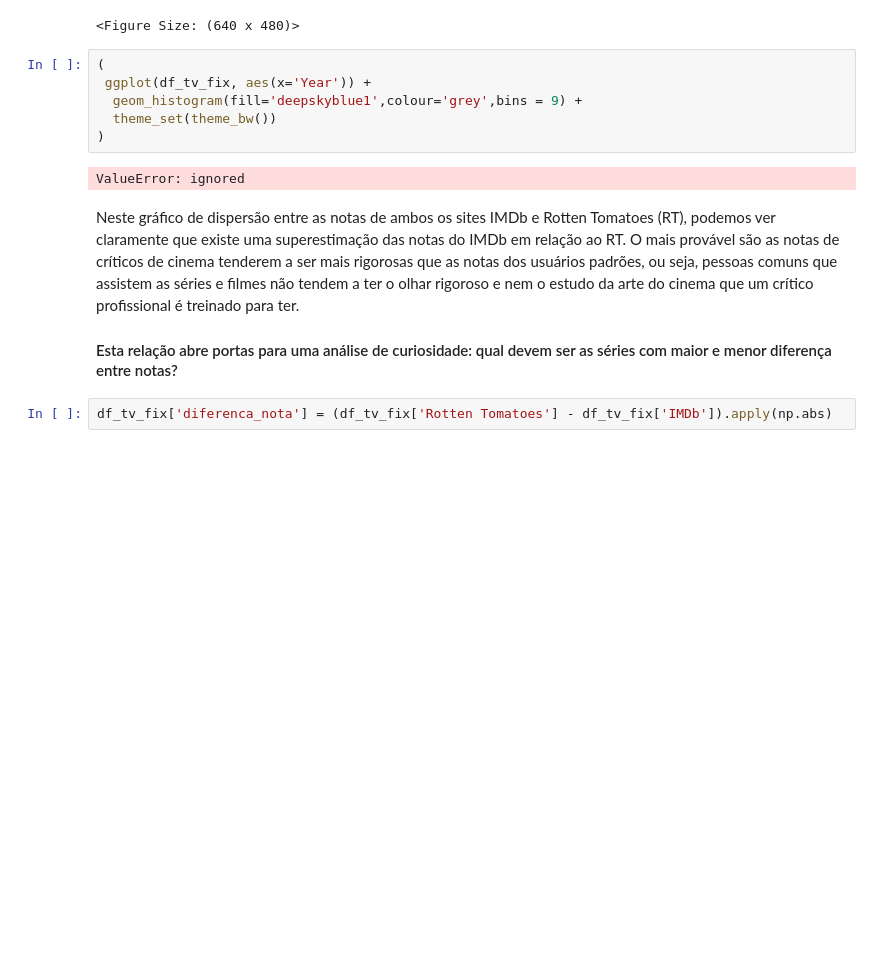
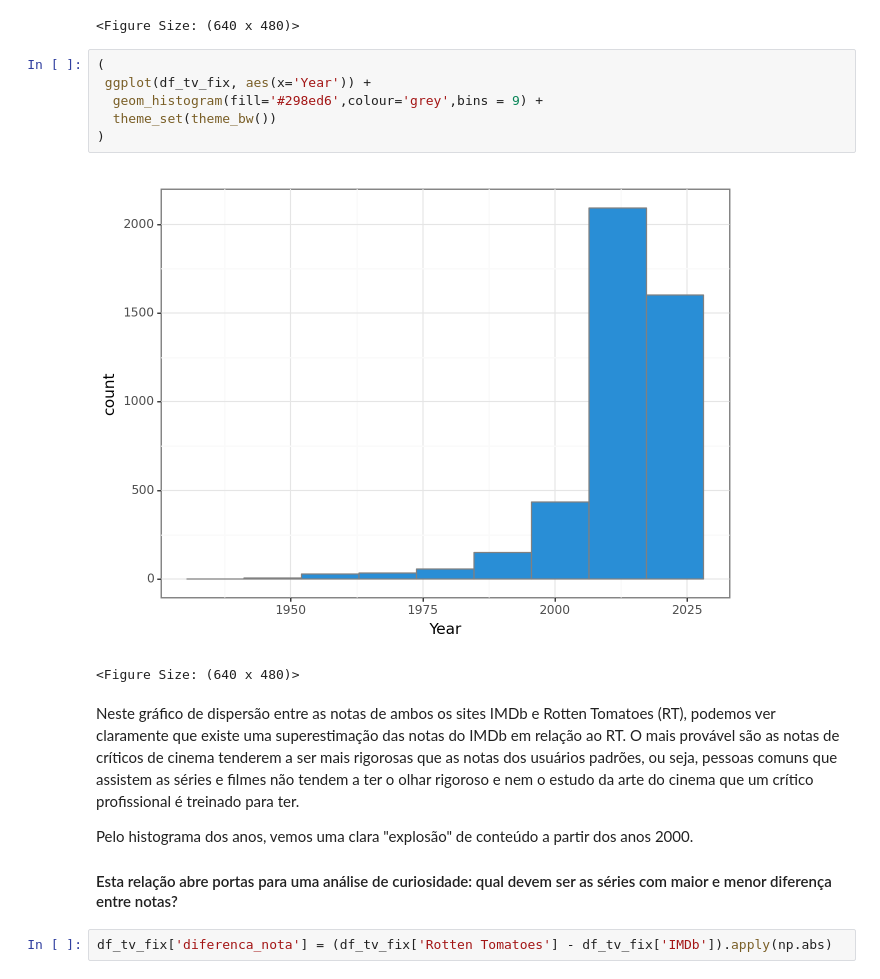
Before and after one commit to bzimons/mvp_puc_1, a Jupyter notebook: mvp1_teste.ipynb, the cells around one changed output. Cells and saved outputs as stored; diff of their text form; blank space fills up the shorter version.

```diff
--- a/mvp1_teste.ipynb
+++ b/mvp1_teste.ipynb
@@ -191,14 +193,17 @@ Agora com as notas ajustadas, podemos fazer as primeiras visualizações:
 # %%
 (
  ggplot(df_tv_fix, aes(x='Year')) +
-  geom_histogram(fill='deepskyblue1',colour='grey',bins = 9) +
+  geom_histogram(fill='#298ed6',colour='grey',bins = 9) +
   theme_set(theme_bw())
 )
 # %% [output]
+[figure, added]
-ValueError: ignored
+<Figure Size: (640 x 480)>
 # %% [markdown]
 Neste gráfico de dispersão entre as notas de ambos os sites IMDb e Rotten Tomatoes (RT), podemos ver claramente que existe uma superestimação das notas do IMDb em relação ao RT. O mais provável são as notas de críticos de cinema tenderem a ser mais rigorosas que as notas dos usuários padrões, ou seja, pessoas comuns que assistem as séries e filmes não tendem a ter o olhar rigoroso e nem o estudo da arte do cinema que um crítico profissional é treinado para ter.
 
+Pelo histograma dos anos, vemos uma clara "explosão" de conteúdo a partir dos anos 2000.
+
 #### Esta relação abre portas para uma análise de curiosidade: qual devem ser as séries com maior e menor diferença entre notas?
 # %%
 df_tv_fix['diferenca_nota'] = (df_tv_fix['Rotten Tomatoes'] - df_tv_fix['IMDb']).apply(np.abs)
```
Also changed, not shown: parts of 8 cells of this notebook.
